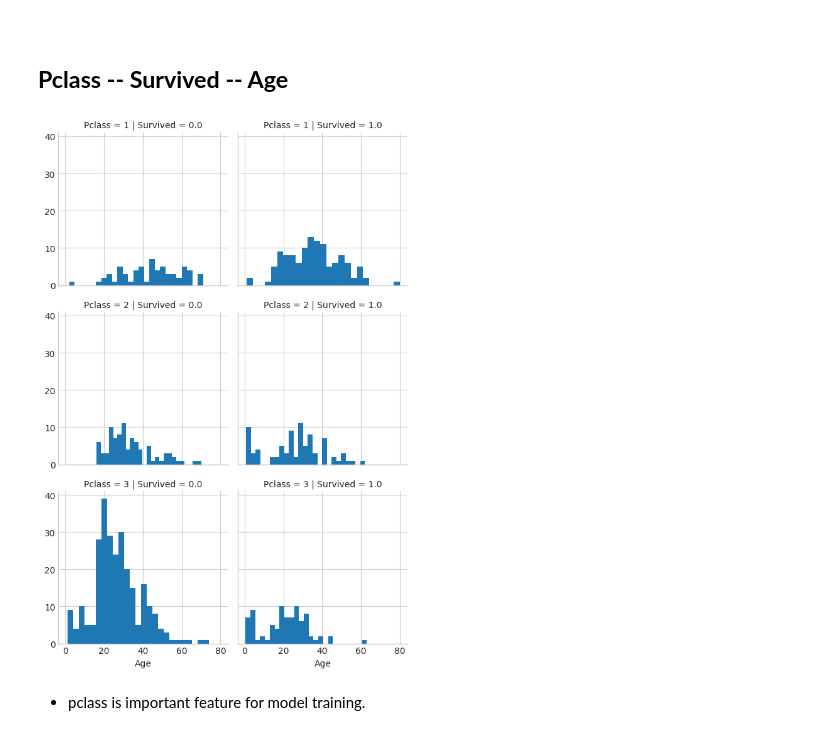
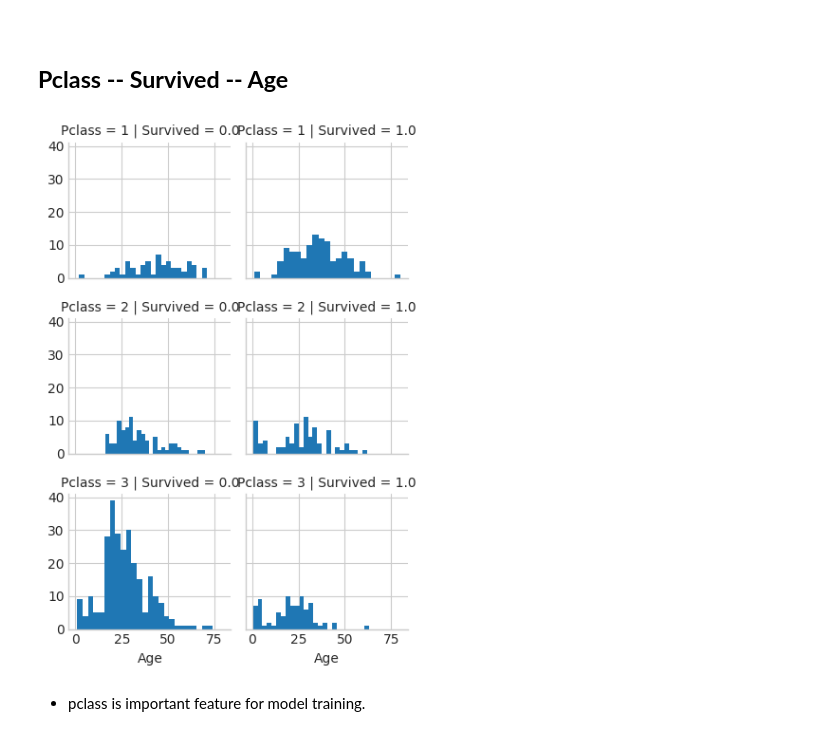
Before and after one commit to MeltemElgun/Kaggle-Titanik_ML_Course, a Jupyter notebook: titanik-ml-course.ipynb, the cells around one changed output. Cells and saved outputs as stored; diff of their text form; code cells hidden in the pictures.

```diff
--- a/titanik-ml-course.ipynb
+++ b/titanik-ml-course.ipynb
@@ -541,12 +556,12 @@ https://gist.github.com/mwaskom/de44147ed2974457ad6372750bbe5751
 
 ## **Pclass -- Survived -- Age**
 # %%
-g = sns.FacetGrid(train_df, col = "Survived", row = "Pclass", )
+g = sns.FacetGrid(train_df, col = "Survived", row = "Pclass", height=2)
 g.map(plt.hist, "Age", bins = 25)
 g.add_legend()
 plt.show()
 # %% [output]
-[figure, old version]
+[figure, new version]
 # %% [markdown]
 * pclass is important feature for model training.
 # %% [markdown]
```
Also changed, not shown: parts of 19 cells of this notebook.
